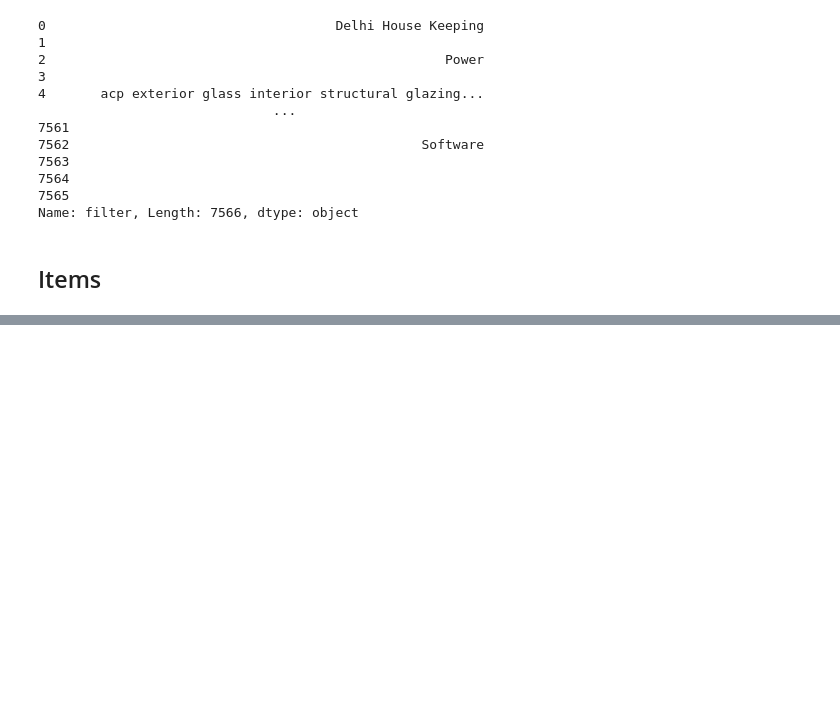
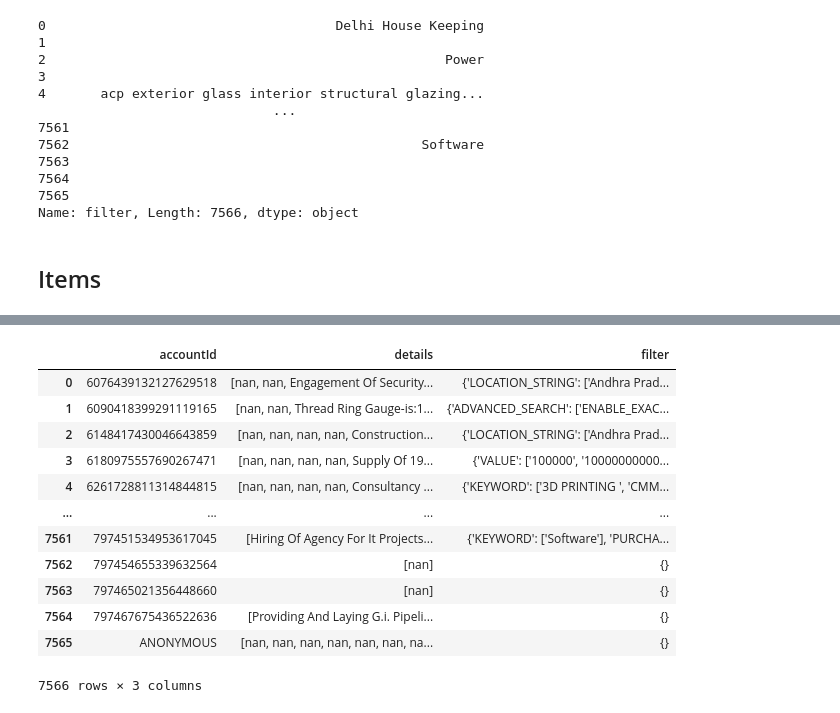
Before and after one commit to sumeetkd/sharedbooks, a Jupyter notebook: Recommender.ipynb, the cells around one changed output, grey strips where cells are left out. Saved outputs shown, nothing was run; the diff lists cells and outputs as text; code cells hidden in the pictures; blank space fills up the shorter version.

```diff
--- a/Recommender.ipynb
+++ b/Recommender.ipynb
@@ -288,0 +316,4 @@ def user_vector(rowitem):
+# %%
+items['details'].fillna('',inplace=True)
+# %%
+userintitems = pd.merge(userint, items, how="left", left_on='entityId', right_on='id')[['accountId','details']]
@@ -288,0 +350,2 @@ def user_vector(rowitem):
+# %%
+userintitems = userintitems.groupby('accountId')['details'].apply(list)
@@ -288,0 +368,18 @@ def user_vector(rowitem):
+# %%
+userfeatures = pd.merge(userintitems, user, on="accountId")[['accountId','details','filter']]
+# %%
+userfeatures
+# %% [output]
+|  | accountId | details | filter |
+| 0 | 6076439132127629518 | [nan, nan, Engagement Of Security... | {'LOCATION_STRING': ['Andhra Prad... |
+| 1 | 6090418399291119165 | [nan, nan, Thread Ring Gauge-is:1... | {'ADVANCED_SEARCH': ['ENABLE_EXAC... |
+| 2 | 6148417430046643859 | [nan, nan, nan, nan, Construction... | {'LOCATION_STRING': ['Andhra Prad... |
+| 3 | 6180975557690267471 | [nan, nan, nan, nan, Supply Of 19... | {'VALUE': ['100000', '10000000000... |
+| 4 | 6261728811314844815 | [nan, nan, nan, nan, Consultancy ... | {'KEYWORD': ['3D PRINTING ', 'CMM... |
+| ... | ... | ... | ... |
+| 7561 | 797451534953617045 | [Hiring Of Agency For It Projects... | {'KEYWORD': ['Software'], 'PURCHA... |
+| 7562 | 797454655339632564 | [nan] | {} |
+| 7563 | 797465021356448660 | [nan] | {} |
+| 7564 | 797467675436522636 | [Providing And Laying G.i. Pipeli... | {} |
+| 7565 | ANONYMOUS | [nan, nan, nan, nan, nan, nan, na... | {} |
+7566 rows × 3 columns
```
Also changed, not shown: parts of 42 cells of this notebook, 1 other file.
